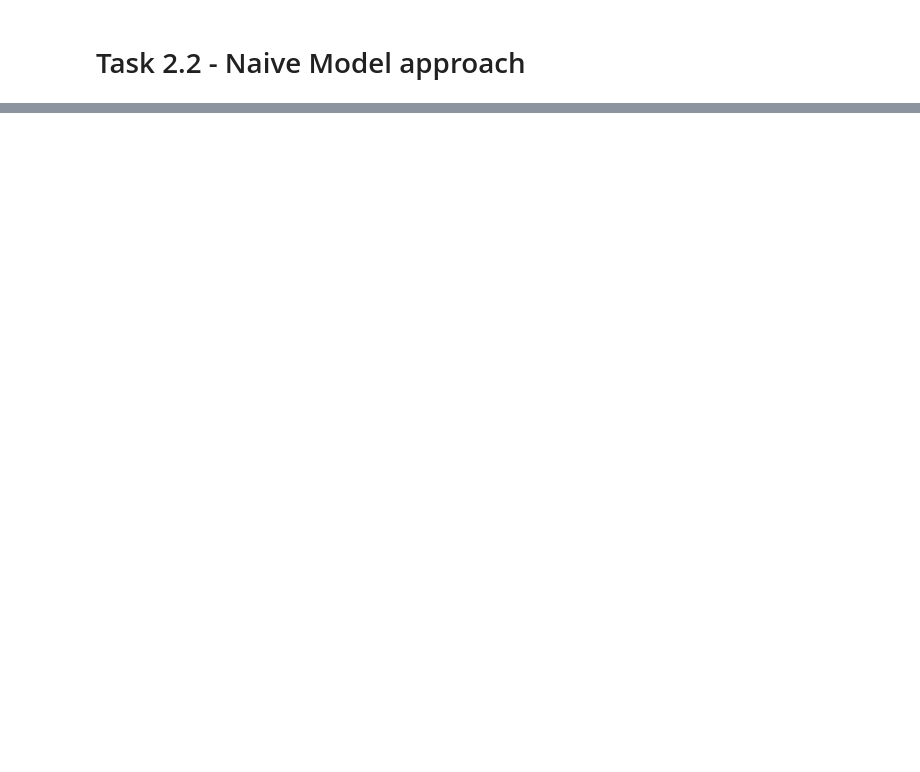
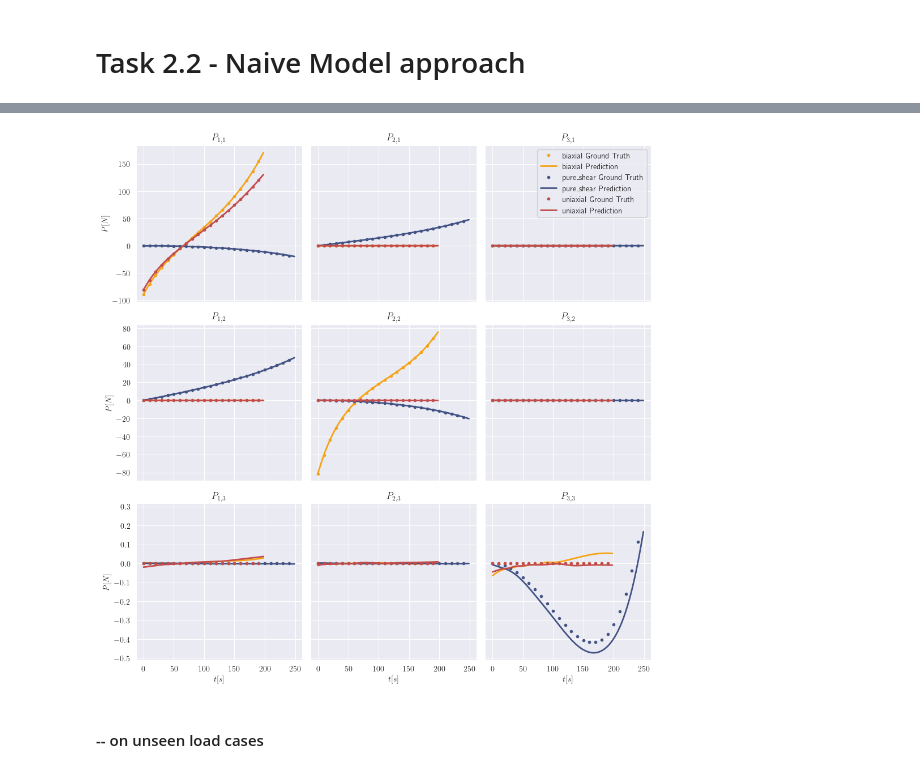
Before and after one commit to ArgoJ/TML4SM_TuD, a Jupyter notebook: hyperelasticity/Task2_2.ipynb, the cells around one changed output, grey strips where cells are left out. Saved outputs shown, nothing was run; the diff lists cells and outputs as text; code cells hidden in the pictures; blank space fills up the shorter version.

```diff
--- a/hyperelasticity/Task2_2.ipynb
+++ b/hyperelasticity/Task2_2.ipynb
@@ -125,0 +73,4 @@ plt.show()
+# %%
+biaxial_predictions = naive_model.predict(biaxial_features)
+pure_shear_predictions = naive_model.predict(pure_shear_features)
+uniaxial_predictions = naive_model.predict(uniaxial_features)
@@ -125,0 +81,18 @@ plt.show()
+# %%
+labels = {
+    'biaxial': biaxial_labels.numpy(),
+    'pure_shear': pure_shear_labels.numpy(),
+    'uniaxial': uniaxial_labels.numpy(),
+}
+predictions = {
+    'biaxial': biaxial_predictions,
+    'pure_shear': pure_shear_predictions,
+    'uniaxial': uniaxial_predictions,
+}
+fig_train_pred = plot_predictions(labels, predictions)
+fig_train_pred.tight_layout()
+plt.show()
+# %% [output]
+[figure, added]
+# %% [markdown]
+#### -- on unseen load cases
```
Also changed, not shown: parts of 46 cells of this notebook, 6 other files.
